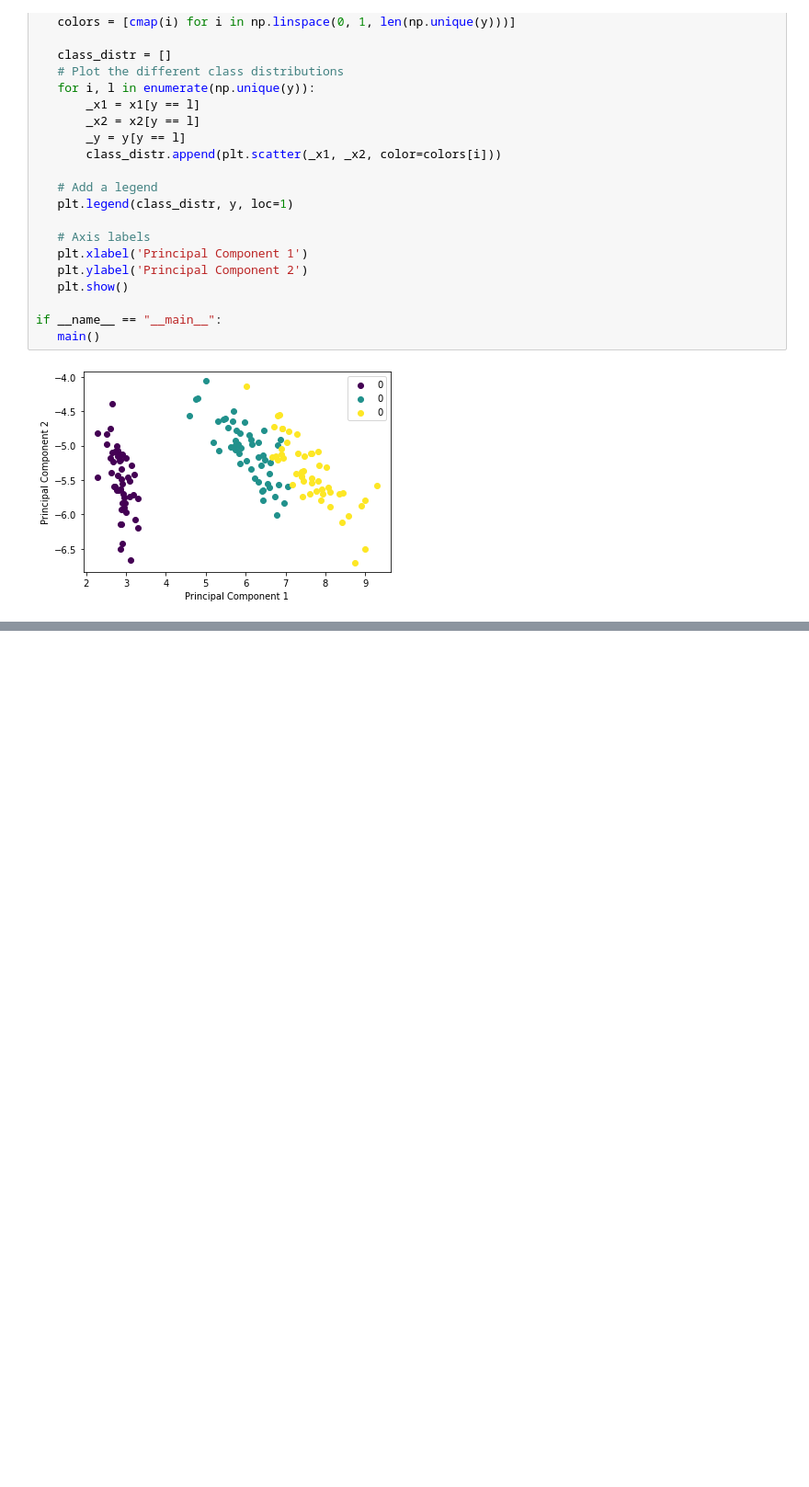
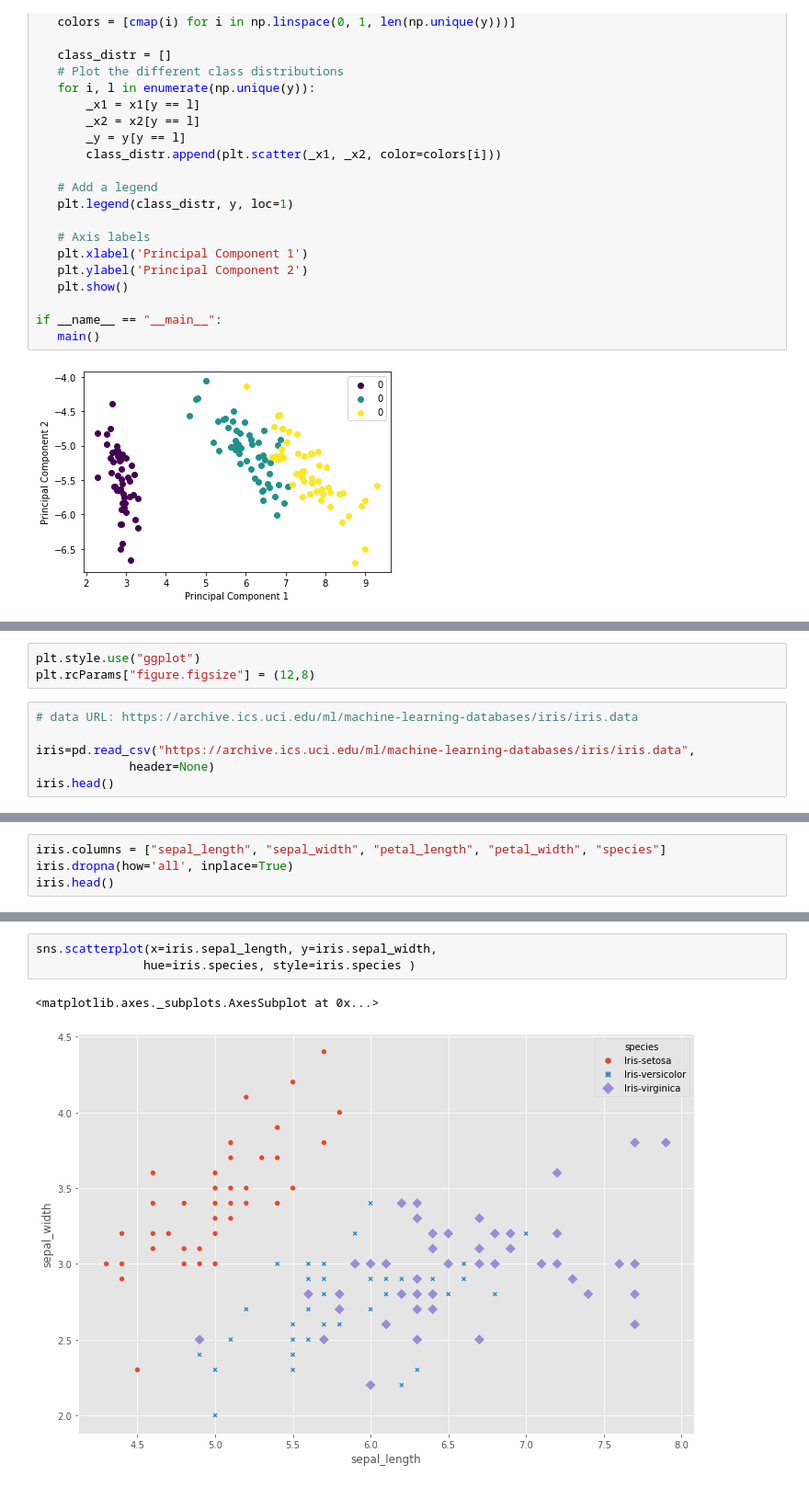
Before and after one commit to funkgeek/machine_learning_python, a Jupyter notebook: Advanced_Practice/Dimensionality_Reduction/PCA.ipynb, the cells around one changed output, grey strips where cells are left out. Shown: that part at 92% size. Saved outputs shown, nothing was run; the diff lists cells and outputs as text; blank space fills up the shorter version.

```diff
--- a/Advanced_Practice/Dimensionality_Reduction/PCA.ipynb
+++ b/Advanced_Practice/Dimensionality_Reduction/PCA.ipynb
@@ -141,0 +150,9 @@ if __name__ == "__main__":
+# %%
+plt.style.use("ggplot")
+plt.rcParams["figure.figsize"] = (12,8)
+# %%
+# data URL: https://archive.ics.uci.edu/ml/machine-learning-databases/iris/iris.data
+
+iris=pd.read_csv("https://archive.ics.uci.edu/ml/machine-learning-databases/iris/iris.data",
+             header=None)
+iris.head()
@@ -141,0 +166,4 @@ if __name__ == "__main__":
+# %%
+iris.columns = ["sepal_length", "sepal_width", "petal_length", "petal_width", "species"]
+iris.dropna(how='all', inplace=True)
+iris.head()
@@ -141,0 +192,6 @@ if __name__ == "__main__":
+# %%
+sns.scatterplot(x=iris.sepal_length, y=iris.sepal_width,
+               hue=iris.species, style=iris.species )
+# %% [output]
+<matplotlib.axes._subplots.AxesSubplot at 0x...>
+[figure, added]
```
Also changed, not shown: parts of 20 cells of this notebook.
